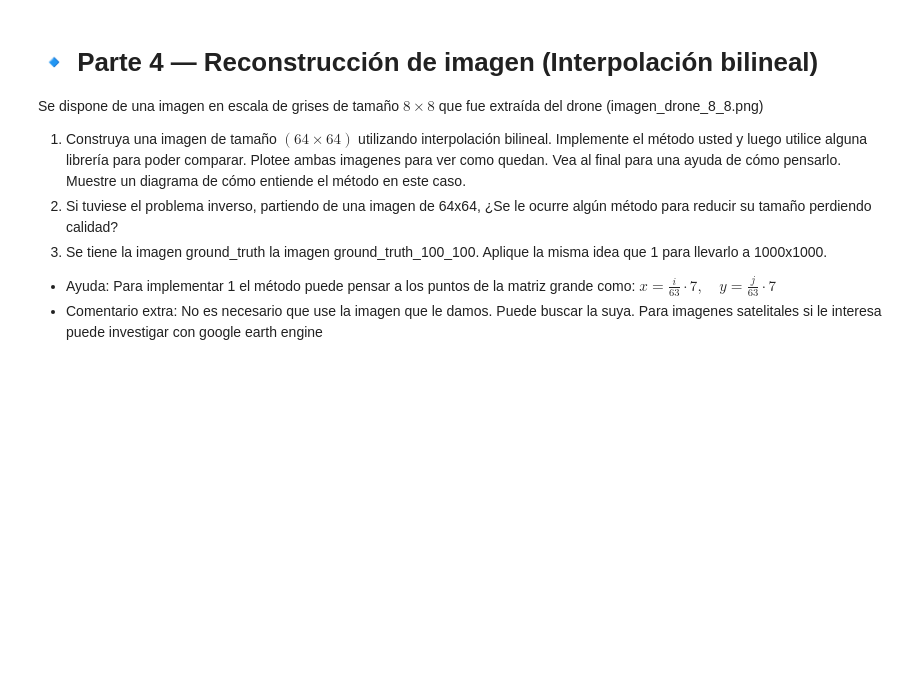
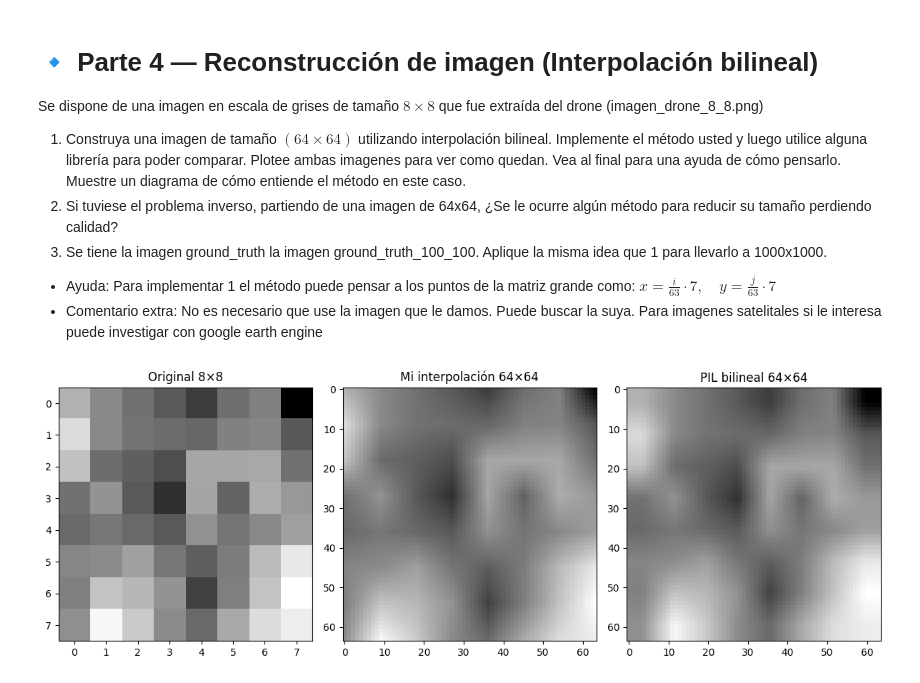
Before and after one commit to FedeMoroni/Tp-Metodos-1, a Jupyter notebook: TP1_metodos.ipynb, the cells around one changed output. Saved outputs shown, nothing was run; the diff lists cells and outputs as text; code cells hidden in the pictures; blank space fills up the shorter version.

```diff
--- a/TP1_metodos.ipynb
+++ b/TP1_metodos.ipynb
@@ -443,8 +443,34 @@ def bilineal(img_small, input_size, output_size):
             top = (1 - dx) * img_small[x1, y1] + dx * img_small[x2, y1]
             bot = (1 - dx) * img_small[x1, y2] + dx * img_small[x2, y2]
 
-            res = (1 - dy) * topX + dy * botX
+            res = (1 - dy) * top + dy * bot
 
             # TO-DO assign to big_image[i, j]
 
             big_image[i, j] = res
+
+    return big_image.astype(np.uint8)
+# %%
+import matplotlib.pyplot as plt
+
+# run your function
+img_big = bilineal(img_array, 8, 64)
+
+# compare with PIL's built-in bilinear (for reference)
+img_pil = img.resize((64, 64), Image.BILINEAR)
+
+fig, axes = plt.subplots(1, 3, figsize=(12, 4))
+
+axes[0].imshow(img_array, cmap='gray', vmin=0, vmax=255)
+axes[0].set_title("Original 8×8")
+
+axes[1].imshow(img_big, cmap='gray', vmin=0, vmax=255)
+axes[1].set_title("Mi interpolación 64×64")
+
+axes[2].imshow(img_pil, cmap='gray', vmin=0, vmax=255)
+axes[2].set_title("PIL bilineal 64×64")
+
+plt.tight_layout()
+plt.show()
+# %% [output]
+[figure, added]
```
